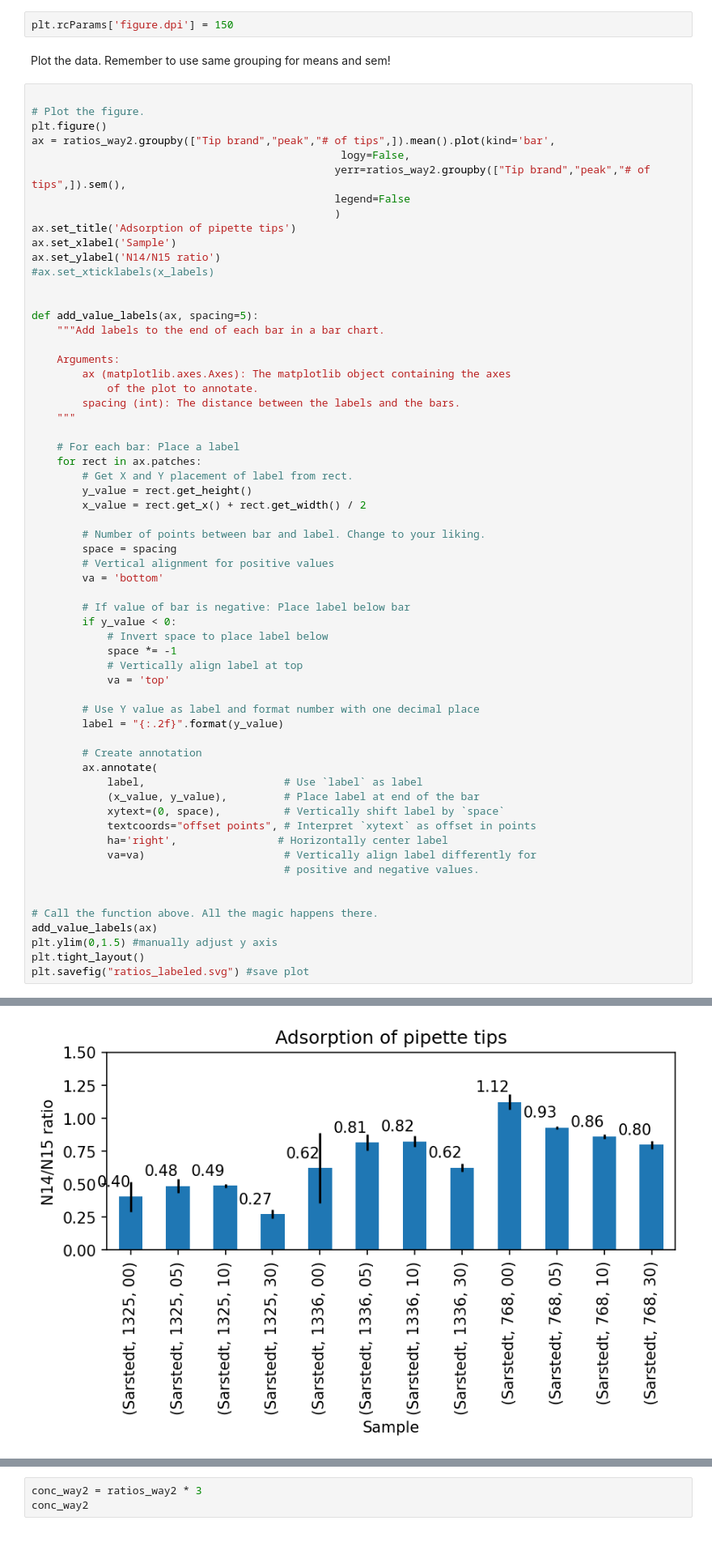
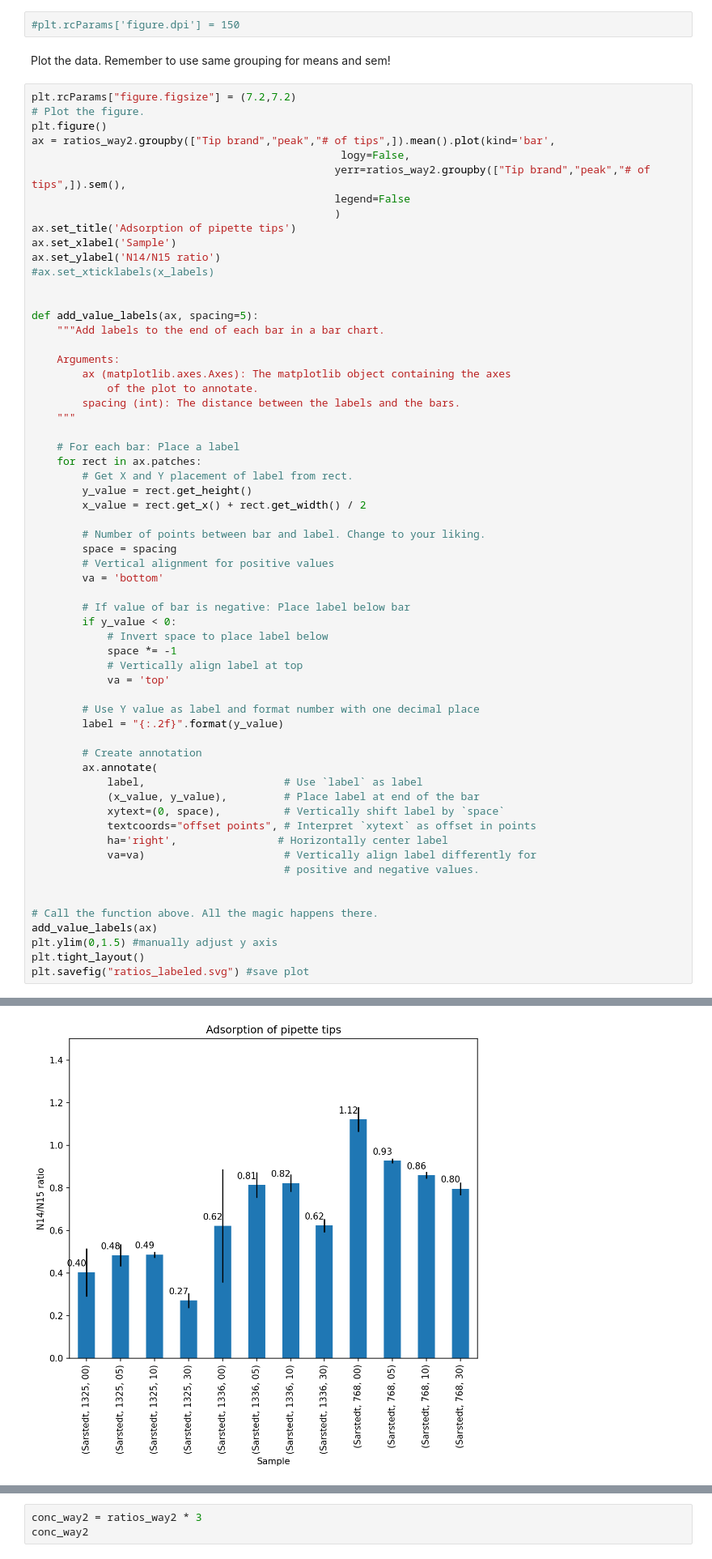
Before and after one commit to teokem/project-work-2021-MaxLindberg, a Jupyter notebook: Notebook.ipynb, the cells around one changed output, grey strips where cells are left out. Shown at 81% size. Saved outputs shown, nothing was run; the diff lists cells and outputs as text.

```diff
--- a/Notebook.ipynb
+++ b/Notebook.ipynb
@@ -276,11 +276,11 @@ ratios_way2.groupby(["Tip brand","peak","# of tips",]).mean()
 |  |  | 10 | 0.859165 |
 |  |  | 30 | 0.795732 |
 # %%
-plt.rcParams['figure.dpi'] = 150
+#plt.rcParams['figure.dpi'] = 150
 # %% [markdown]
 Plot the data. Remember to use same grouping for means and sem!
 # %%
-
+plt.rcParams["figure.figsize"] = (7.2,7.2)
 # Plot the figure.
 plt.figure()
 ax = ratios_way2.groupby(["Tip brand","peak","# of tips",]).mean().plot(kind='bar',
@@ -345,4 +345,4 @@ plt.savefig("ratios_labeled.svg") #save plot
-[figure, old version]
+[figure, new version]
 # %% [markdown]
 The above plot is a bit messy and also, while it is good to see the ratios (too high or too low ratios would not be particularly trustworthy), concentration is what we are really after so below I convert the ratios to concentrations. In this case I spiked the N14 samples with a final conc of 2.61 µM N15 labeled $A{\beta}_{m1-42}$, but this spiking also diluted the sample a bit so to get the initial N14 concentration, $c_{N14}$ I calculate in the following way:
 $$c_{N14} = \frac{\sum(I_{N14})}{\sum(I_{N15})}*c_{N15}*\frac{V_2}{V_1}$$
```
Also changed, not shown: parts of 2 cells of this notebook, 3 other files.
